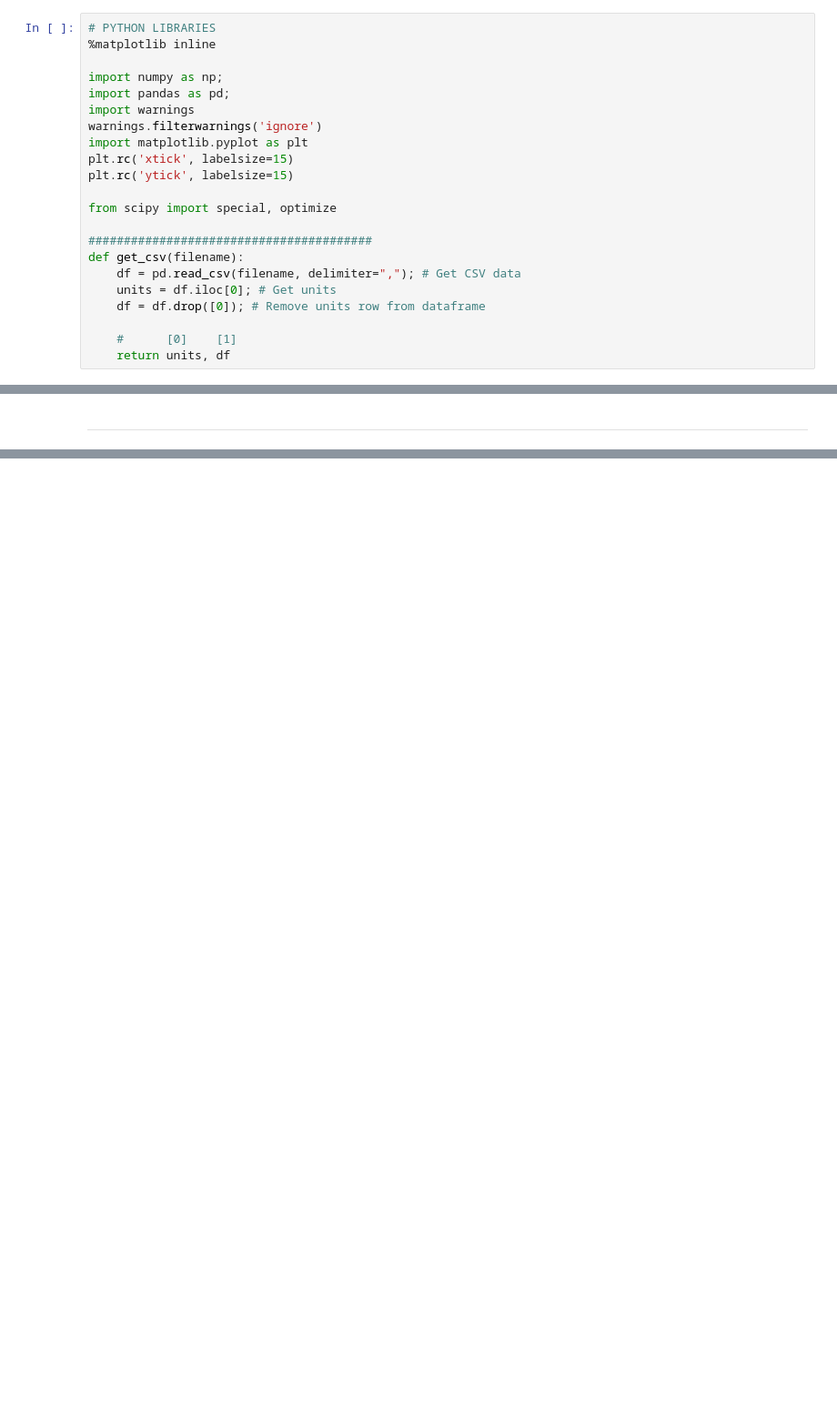
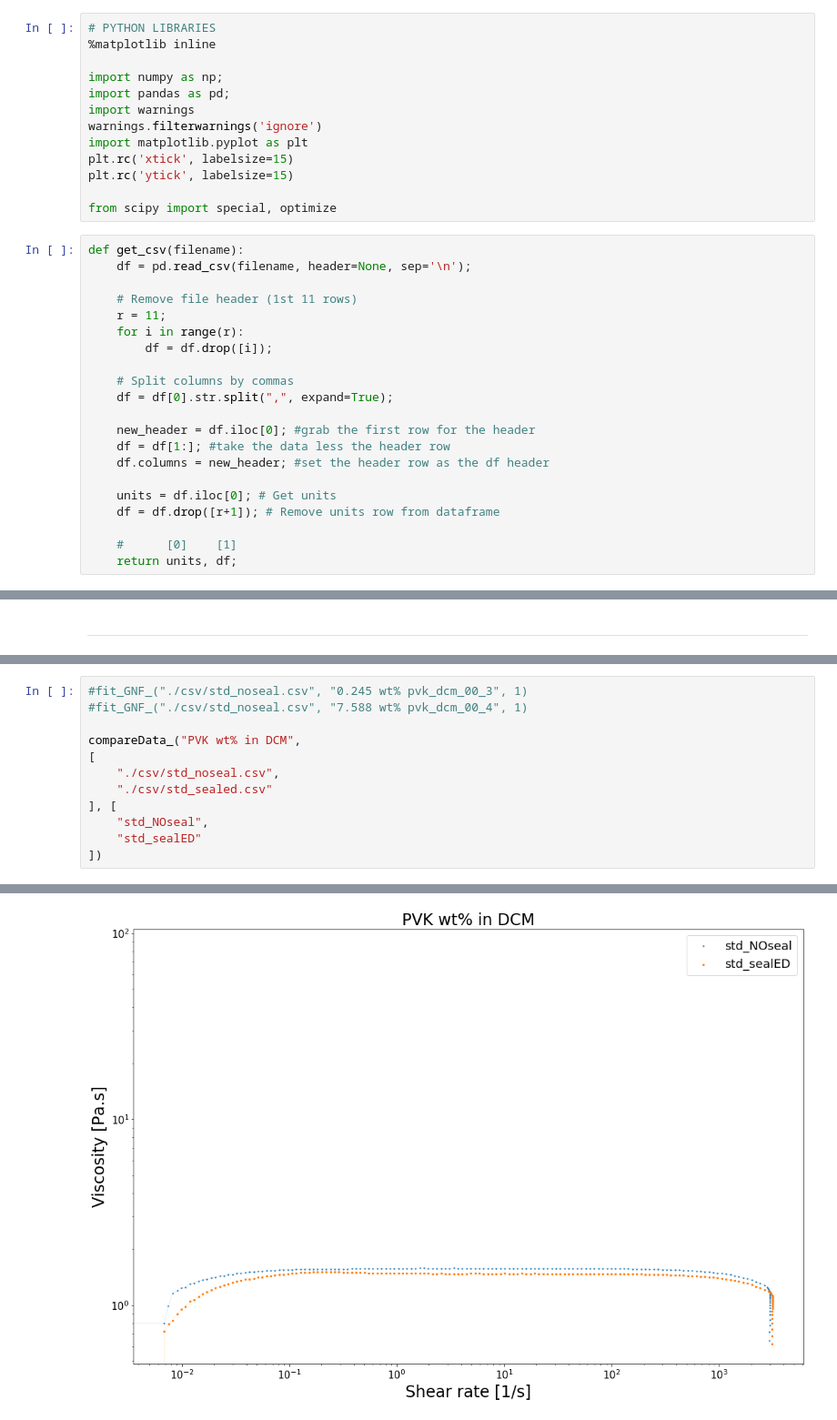
Before and after one commit to KiraSensei13/MNT_ITESM_Thesis, a Jupyter notebook: Viscosity/TRIOSplots.ipynb, the cells around one changed output, grey strips where cells are left out. Shown at 91% size. Drawn from its saved outputs; the diff is of its cells as text; blank space fills up the shorter version.

Commit message:
read csv and use it as is

```diff
--- a/Viscosity/TRIOSplots.ipynb
+++ b/Viscosity/TRIOSplots.ipynb
@@ -11,15 +11,27 @@ plt.rc('xtick', labelsize=15)
 plt.rc('ytick', labelsize=15)
 
 from scipy import special, optimize
-
-########################################
-def get_csv(filename):
-    df = pd.read_csv(filename, delimiter=","); # Get CSV data
-    units = df.iloc[0]; # Get units
-    df = df.drop([0]); # Remove units row from dataframe
-
-    #      [0]    [1]
-    return units, df
+# %%
+def get_csv(filename):
+    df = pd.read_csv(filename, header=None, sep='\n');
+
+    # Remove file header (1st 11 rows)
+    r = 11;
+    for i in range(r):
+        df = df.drop([i]);
+
+    # Split columns by commas
+    df = df[0].str.split(",", expand=True);
+
+    new_header = df.iloc[0]; #grab the first row for the header
+    df = df[1:]; #take the data less the header row
+    df.columns = new_header; #set the header row as the df header
+
+    units = df.iloc[0]; # Get units
+    df = df.drop([r+1]); # Remove units row from dataframe
+
+    #      [0]    [1]
+    return units, df;
 # %% [markdown]
 ### The Bird-Carreau-Yasuda Model [1]
 ### $$ \frac{\eta - \eta_{\infty}}{\eta_0 - \eta_{\infty}} = \frac{1}{\left[1 + \left(\kappa \dot{\gamma}\right)^a\right]^{\frac{(1 - n)}{a}}} $$
@@ -439,3 +451,16 @@ Name: 0, dtype: object
 [figure]
 [figure]
 [figure]
+# %%
+#fit_GNF_("./csv/std_noseal.csv", "0.245 wt% pvk_dcm_00_3", 1)
+#fit_GNF_("./csv/std_noseal.csv", "7.588 wt% pvk_dcm_00_4", 1)
+
+compareData_("PVK wt% in DCM",
+[
+    "./csv/std_noseal.csv",
+    "./csv/std_sealed.csv"
+], [
+    "std_NOseal",
+    "std_sealED"
+])
+# %% [output]
@@ -441,0 +482 @@ Name: 0, dtype: object
+[figure, added]
```
Also changed, not shown: parts of 1 cell of this notebook, 2 other files.
